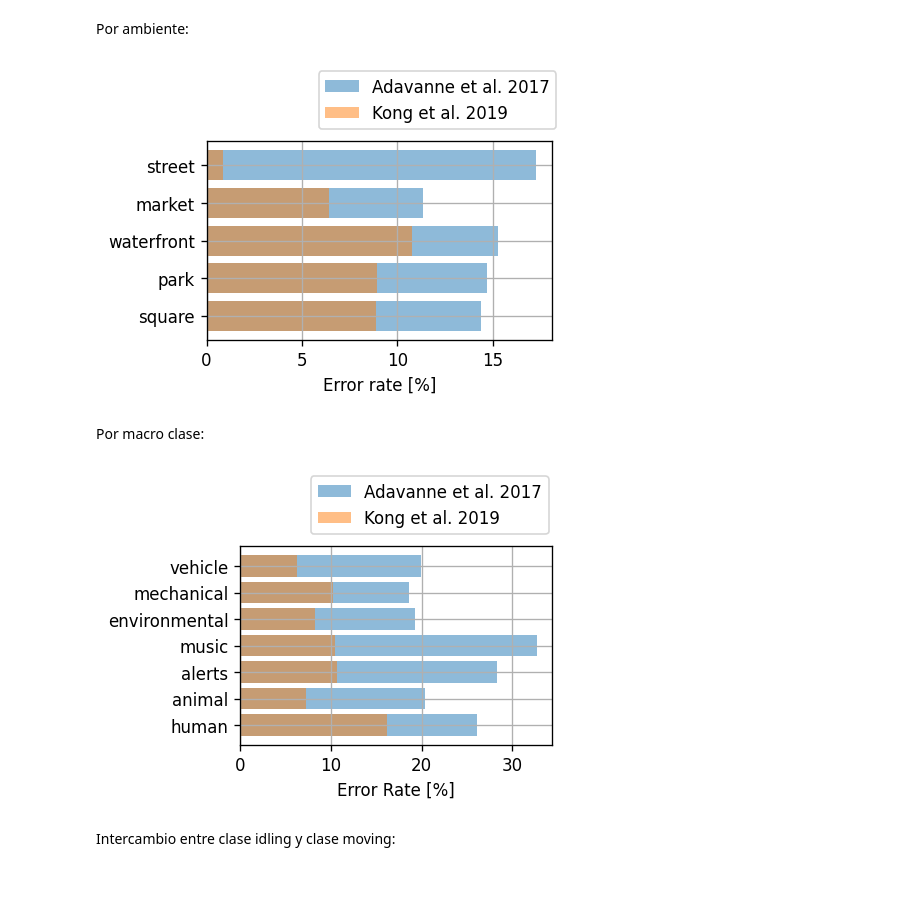
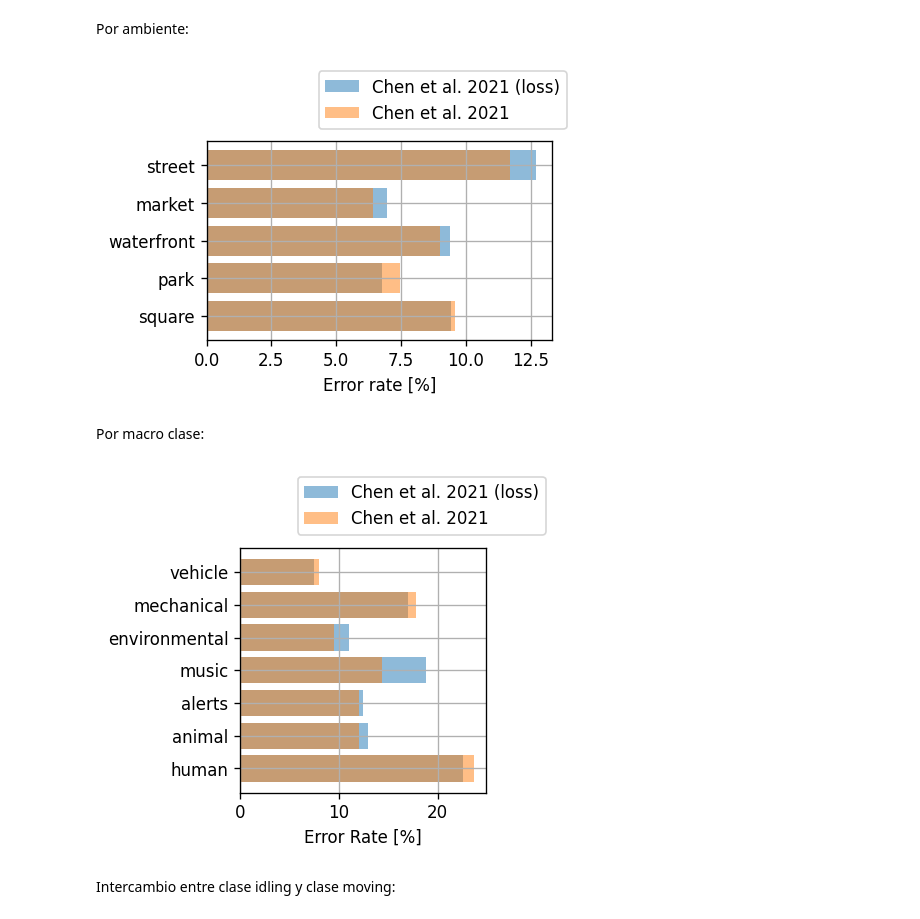
Before and after one commit to FUSA-ROADS/fusa-net-experiments, a Jupyter notebook: notebooks/metrics_adavanne_vs_kong.ipynb, the cells around one changed output. Cells and saved outputs as stored; diff of their text form; code cells hidden in the pictures; blank space fills up the shorter version.

Commit message:
notebook to compare different models on simulated test data

```diff
--- a/notebooks/metrics_adavanne_vs_kong.ipynb
+++ b/notebooks/metrics_adavanne_vs_kong.ipynb
@@ -75,7 +91,5 @@ plot_file_prediction(1, 90, 0.3)
 # %%
-th = 0.45
-models = ['Adavanne et al. 2017', 'Kong et al. 2019']
-preds = [preds_soft[model] > th for model in range(len(models))]
+preds = {model: preds_soft[model] > 0.5 for model in preds_soft.keys()}
 # %% [markdown]
 Por clase para todos los ambientes
 # %%
@@ -98,13 +112,21 @@ Por ambiente separado por clase:
 # %%
 fig, ax = plt.subplots(1, 5, figsize=(10,  6), facecolor='w', dpi=120,
                        tight_layout=True, sharey=True, sharex=True)
-for k, model_name in enumerate(models):
-    insertions = np.mean(np.stack([(preds[k][places[k]==place] == 1) & (labels[k][places[k]==place] == 0) for place in scenarios.keys()]), axis=(1, 2))
-    deletions = np.mean(np.stack([(preds[k][places[k]==place] == 0) & (labels[k][places[k]==place] == 1) for place in scenarios.keys()]), axis=(1, 2))
+
+for idx in preds.keys():
+    insertions, deletions = [], []
+    for place in scenarios.keys():
+        mask = places[idx] == place
+        insertions.append((preds[idx][mask] == 1) & (labels[idx][mask] == 0))
+        deletions.append((preds[idx][mask] == 0) & (labels[idx][mask] == 1))
+    insertions = np.mean(np.stack(insertions), axis=(1, 2))
+    deletions = np.mean(np.stack(deletions), axis=(1, 2))
 
     for ax_, ins, dels, scene in zip(ax, insertions, deletions, scenarios.values()):
+        #print(ins)
         error_rate = (ins + dels)*100
-        ax_.barh(y=list(dataset.categories), width=error_rate, label=model_name, alpha=0.5)
+        ax_.barh(y=list(dataset.categories), width=error_rate,
+                 label=models_metadata[idx]['name'], alpha=0.5)
         ax_.set_title(scene)
         ax_.grid('on')
         #ax_.legend()
@@ -116,17 +138,24 @@ Por ambiente:
 # %%
 fig, ax = plt.subplots(figsize=(4, 3), facecolor='w', dpi=120,
                        tight_layout=True, sharey=True, sharex=True)
-for k, model_name in enumerate(models):
-    insertions = np.mean(np.stack([(preds[k][places[k]==place] == 1) & (labels[k][places[k]==place] == 0) for place in scenarios.keys()]), axis=(1, 2, 3))
-    deletions = np.mean(np.stack([(preds[k][places[k]==place] == 0) & (labels[k][places[k]==place] == 1) for place in scenarios.keys()]), axis=(1, 2, 3))
+
+for idx in preds.keys():
+    insertions, deletions = [], []
+    for place in scenarios.keys():
+        mask = places[idx] == place
+        insertions.append((preds[idx][mask] == 1) & (labels[idx][mask] == 0))
+        deletions.append((preds[idx][mask] == 0) & (labels[idx][mask] == 1))
+    insertions = np.mean(np.stack(insertions), axis=(1, 2, 3))
+    deletions = np.mean(np.stack(deletions), axis=(1, 2, 3))
     error_rate = 100*(insertions+deletions)
-    ax.barh(y=list(scenarios.values()), width=error_rate, label=model_name, alpha=0.5)
+    ax.barh(y=list(scenarios.values()), width=error_rate,
+            label=models_metadata[idx]['name'], alpha=0.5)
 
 ax.legend(bbox_to_anchor=(0.3, 1.02, 1., .102))
 ax.grid()
 ax.set_xlabel('Error rate [%]');
 # %% [output]
-[figure, old version]
+[figure, new version]
 # %% [markdown]
 Por macro clase:
 # %%
@@ -146,38 +175,39 @@ fusa_taxonomy = {0: ['crowd', 'shouting', 'talk', 'steps'],
                  5: ['cutting', 'drilling', 'fireworks',
                      'impact', 'explosives', 'air_conditioner'],
                  6: ['car_idling', 'car_moving', 'bus_idling', 'bus_moving', 'airborne',
                      'motorcycle_idling', 'motorcycle_moving', 'truck_idling', 'truck_moving', 'Vwater']
                 }
 fusa_taxonomy_int = {}
 for key, values in fusa_taxonomy.items():
     transformed_values = []
     for value in values:
         transformed_values.append(inv_categories[value])
     fusa_taxonomy_int[key] = transformed_values
 
 inv_taxonomy = {}
 for key, values in fusa_taxonomy_int.items():
     for value in values:
         inv_taxonomy[value] = key
 
 
 fig, ax = plt.subplots(figsize=(4, 3), facecolor='w', dpi=120,
                        tight_layout=True, sharey=True, sharex=True)
 
-for k, model_name in enumerate(models):
-    pred_macro = np.stack([np.amax(preds[k][:, :, fusa_taxonomy_int[macro]], axis=-1) for macro in range(len(macro_classes))])
-    label_macro = np.stack([np.amax(labels[k][:, :, fusa_taxonomy_int[macro]], axis=-1) for macro in range(len(macro_classes))])
+
+for idx in preds.keys():
+    pred_macro = np.stack([np.amax(preds[idx][:, :, fusa_taxonomy_int[macro]], axis=-1) for macro in range(len(macro_classes))])
+    label_macro = np.stack([np.amax(labels[idx][:, :, fusa_taxonomy_int[macro]], axis=-1) for macro in range(len(macro_classes))])
 
     insertions = np.mean((pred_macro == 1) & (label_macro==0), axis=(1, 2))
     deletions = np.mean((pred_macro == 0) & (label_macro==1), axis=(1, 2))
 
     error_rate = 100*(insertions + deletions)
-    ax.barh(y=macro_classes, width=error_rate, label=model_name, alpha=0.5)
+    ax.barh(y=macro_classes, width=error_rate, label=models_metadata[idx]['name'], alpha=0.5)
 ax.legend(bbox_to_anchor=(0.2, 1.02, 1., .102))
 ax.grid()
 ax.set_xlabel('Error Rate [%]');
 # %% [output]
-[figure, old version]
+[figure, new version]
 # %% [markdown]
 Intercambio entre clase idling y clase moving:
 # %% [raw]
```
Also changed, not shown: parts of 4 cells of this notebook, 1 other file.
